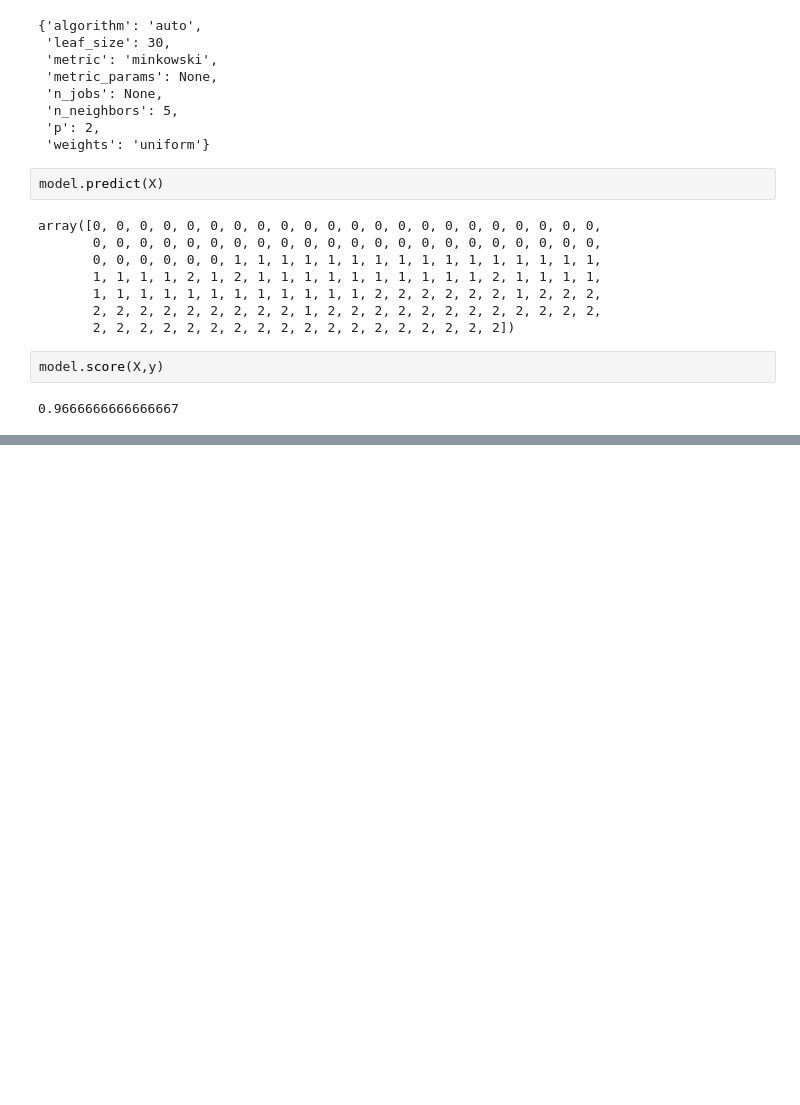
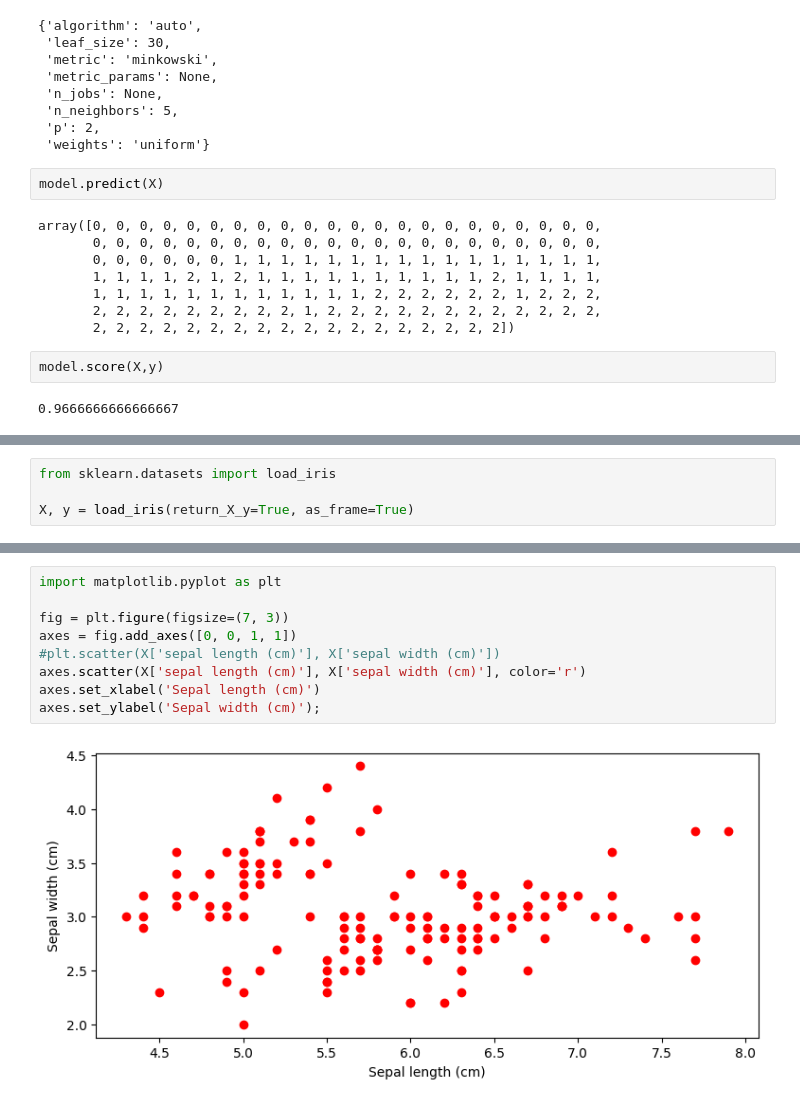
Before and after one commit to Dreyton/iaml, a Jupyter notebook: revisao_primeiros_passos_ML.ipynb, the cells around one changed output, grey strips where cells are left out. Cells and saved outputs as stored; diff of their text form; blank space fills up the shorter version.

```diff
--- a/revisao_primeiros_passos_ML.ipynb
+++ b/revisao_primeiros_passos_ML.ipynb
@@ -130,0 +135,4 @@ model.score(X,y)
+# %%
+from sklearn.datasets import load_iris
+
+X, y = load_iris(return_X_y=True, as_frame=True)
@@ -130,0 +187,11 @@ model.score(X,y)
+# %%
+import matplotlib.pyplot as plt
+
+fig = plt.figure(figsize=(7, 3))
+axes = fig.add_axes([0, 0, 1, 1])
+#plt.scatter(X['sepal length (cm)'], X['sepal width (cm)'])
+axes.scatter(X['sepal length (cm)'], X['sepal width (cm)'], color='r')
+axes.set_xlabel('Sepal length (cm)')
+axes.set_ylabel('Sepal width (cm)');
+# %% [output]
+[figure, added]
```
Also changed, not shown: parts of 23 cells of this notebook.
